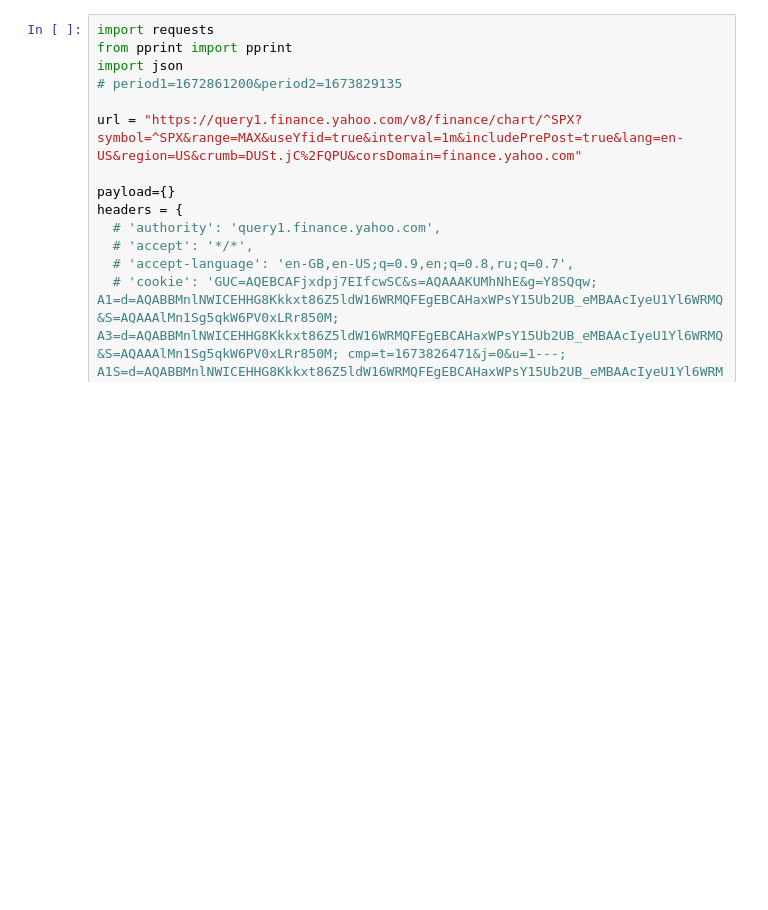
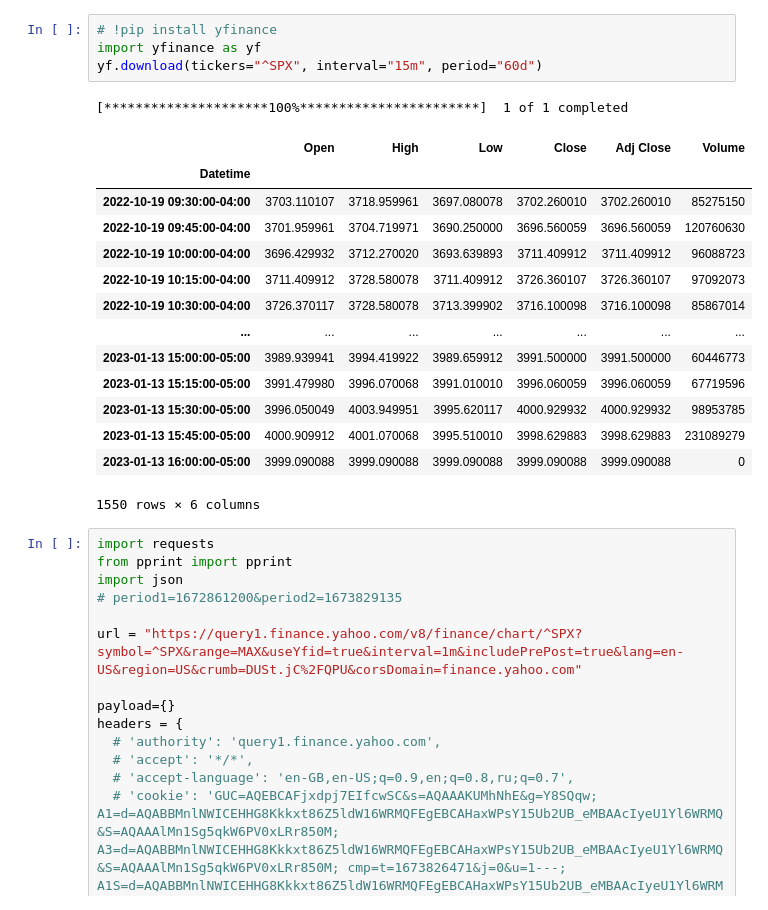
Before and after one commit to vladgrish/spx_analysis, a Jupyter notebook: data_retrieval.ipynb, the cells around one changed output. Saved outputs shown, nothing was run; the diff lists cells and outputs as text; blank space fills up the shorter version.

```diff
--- a/data_retrieval.ipynb
+++ b/data_retrieval.ipynb
@@ -1,5 +1,25 @@
 # %% [markdown]
 <a href="https://colab.research.google.com/github/vladgrish/spx_analysis/blob/main/data_retrieval.ipynb" target="_parent"><img src="https://colab.research.google.com/assets/colab-badge.svg" alt="Open In Colab"/></a>
+# %%
+# !pip install yfinance
+import yfinance as yf
+yf.download(tickers="^SPX", interval="15m", period="60d")
+# %% [output]
+[*********************100%***********************]  1 of 1 completed
+|  | Open | High | Low | Close | Adj Close | Volume |
+| Datetime |  |  |  |  |  |  |
+| 2022-10-19 09:30:00-04:00 | 3703.110107 | 3718.959961 | 3697.080078 | 3702.260010 | 3702.260010 | 85275150 |
+| 2022-10-19 09:45:00-04:00 | 3701.959961 | 3704.719971 | 3690.250000 | 3696.560059 | 3696.560059 | 120760630 |
+| 2022-10-19 10:00:00-04:00 | 3696.429932 | 3712.270020 | 3693.639893 | 3711.409912 | 3711.409912 | 96088723 |
+| 2022-10-19 10:15:00-04:00 | 3711.409912 | 3728.580078 | 3711.409912 | 3726.360107 | 3726.360107 | 97092073 |
+| 2022-10-19 10:30:00-04:00 | 3726.370117 | 3728.580078 | 3713.399902 | 3716.100098 | 3716.100098 | 85867014 |
+| ... | ... | ... | ... | ... | ... | ... |
+| 2023-01-13 15:00:00-05:00 | 3989.939941 | 3994.419922 | 3989.659912 | 3991.500000 | 3991.500000 | 60446773 |
+| 2023-01-13 15:15:00-05:00 | 3991.479980 | 3996.070068 | 3991.010010 | 3996.060059 | 3996.060059 | 67719596 |
+| 2023-01-13 15:30:00-05:00 | 3996.050049 | 4003.949951 | 3995.620117 | 4000.929932 | 4000.929932 | 98953785 |
+| 2023-01-13 15:45:00-05:00 | 4000.909912 | 4001.070068 | 3995.510010 | 3998.629883 | 3998.629883 | 231089279 |
+| 2023-01-13 16:00:00-05:00 | 3999.090088 | 3999.090088 | 3999.090088 | 3999.090088 | 3999.090088 | 0 |
+1550 rows × 6 columns
 # %%
 import requests
 from pprint import pprint
```
